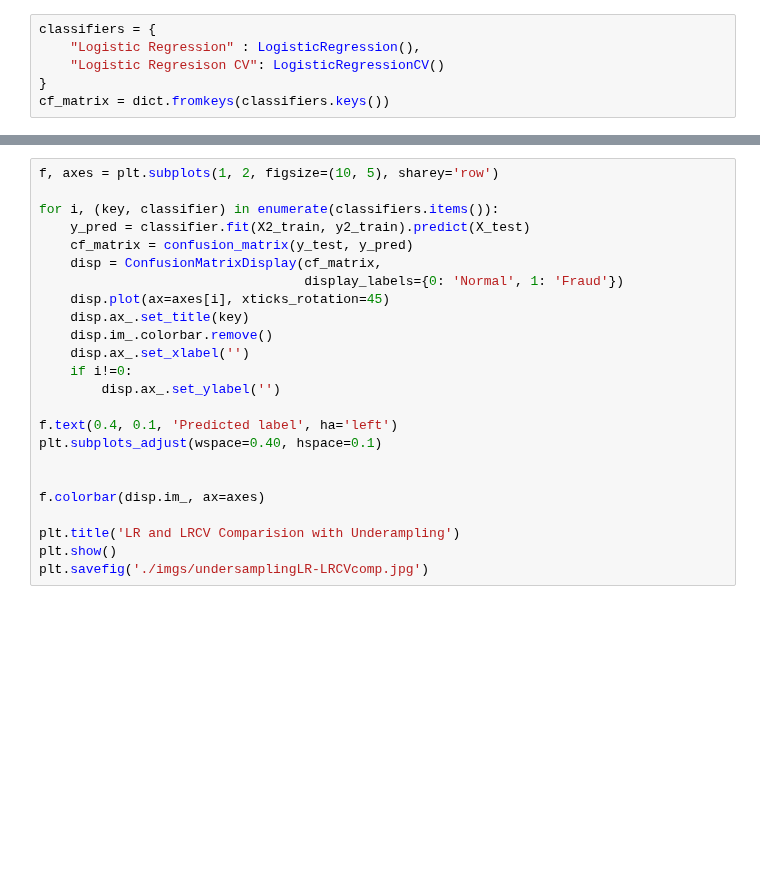
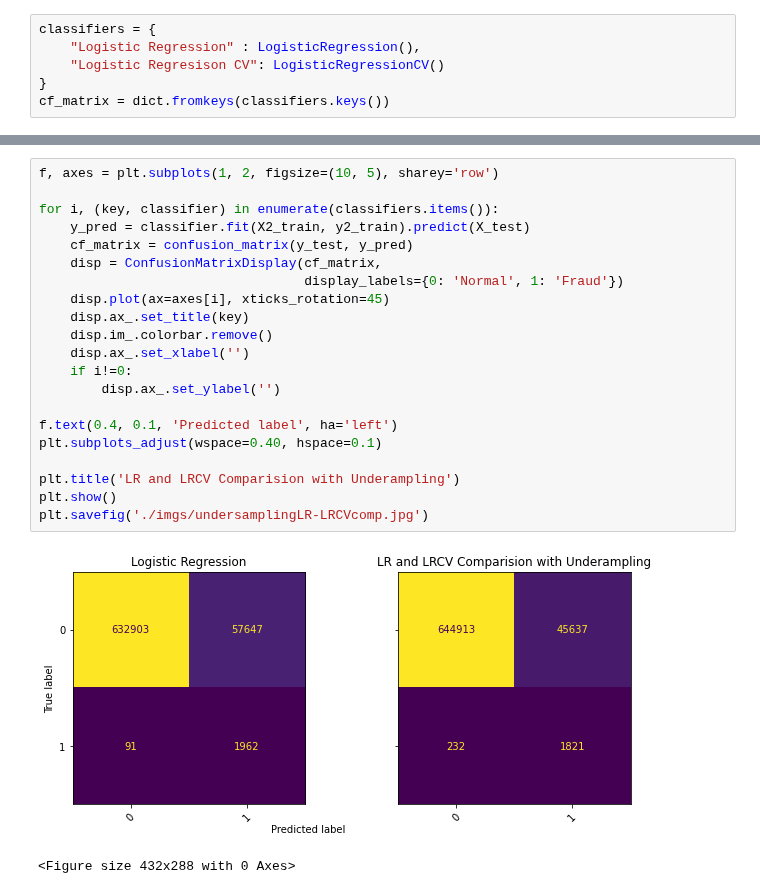
Before and after one commit to kduane/fake_fraud, a Jupyter notebook: logreg.ipynb, the cells around one changed output, grey strips where cells are left out. Drawn from its saved outputs; the diff is of its cells as text; blank space fills up the shorter version.

```diff
--- a/logreg.ipynb
+++ b/logreg.ipynb
@@ -109,27 +113,27 @@ plt.savefig('./imgs/oversamplingLR-LRCVcomp.jpg')
 # %%
 f, axes = plt.subplots(1, 2, figsize=(10, 5), sharey='row')
 
 for i, (key, classifier) in enumerate(classifiers.items()):
     y_pred = classifier.fit(X2_train, y2_train).predict(X_test)
     cf_matrix = confusion_matrix(y_test, y_pred)
     disp = ConfusionMatrixDisplay(cf_matrix,
                                   display_labels={0: 'Normal', 1: 'Fraud'})
     disp.plot(ax=axes[i], xticks_rotation=45)
     disp.ax_.set_title(key)
     disp.im_.colorbar.remove()
     disp.ax_.set_xlabel('')
     if i!=0:
         disp.ax_.set_ylabel('')
 
 f.text(0.4, 0.1, 'Predicted label', ha='left')
 plt.subplots_adjust(wspace=0.40, hspace=0.1)
 
-
-f.colorbar(disp.im_, ax=axes)
-
 plt.title('LR and LRCV Comparision with Underampling')
 plt.show()
 plt.savefig('./imgs/undersamplingLR-LRCVcomp.jpg')
+# %% [output]
+[figure, added]
+<Figure size 432x288 with 0 Axes>
 # %%
 f, axes = plt.subplots(1, 2, figsize=(10, 5), sharey='row')
 
```
Also changed, not shown: parts of 3 cells of this notebook, 6 other files.
